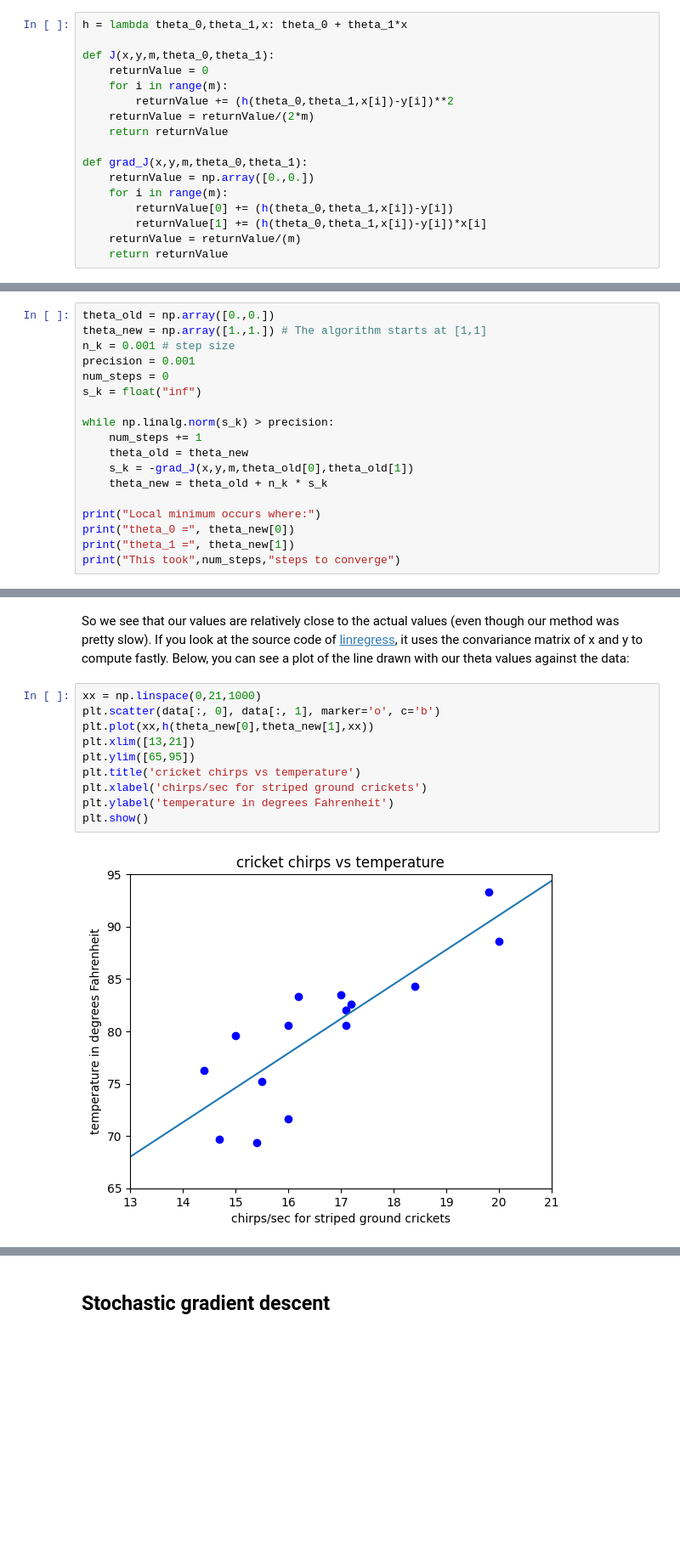
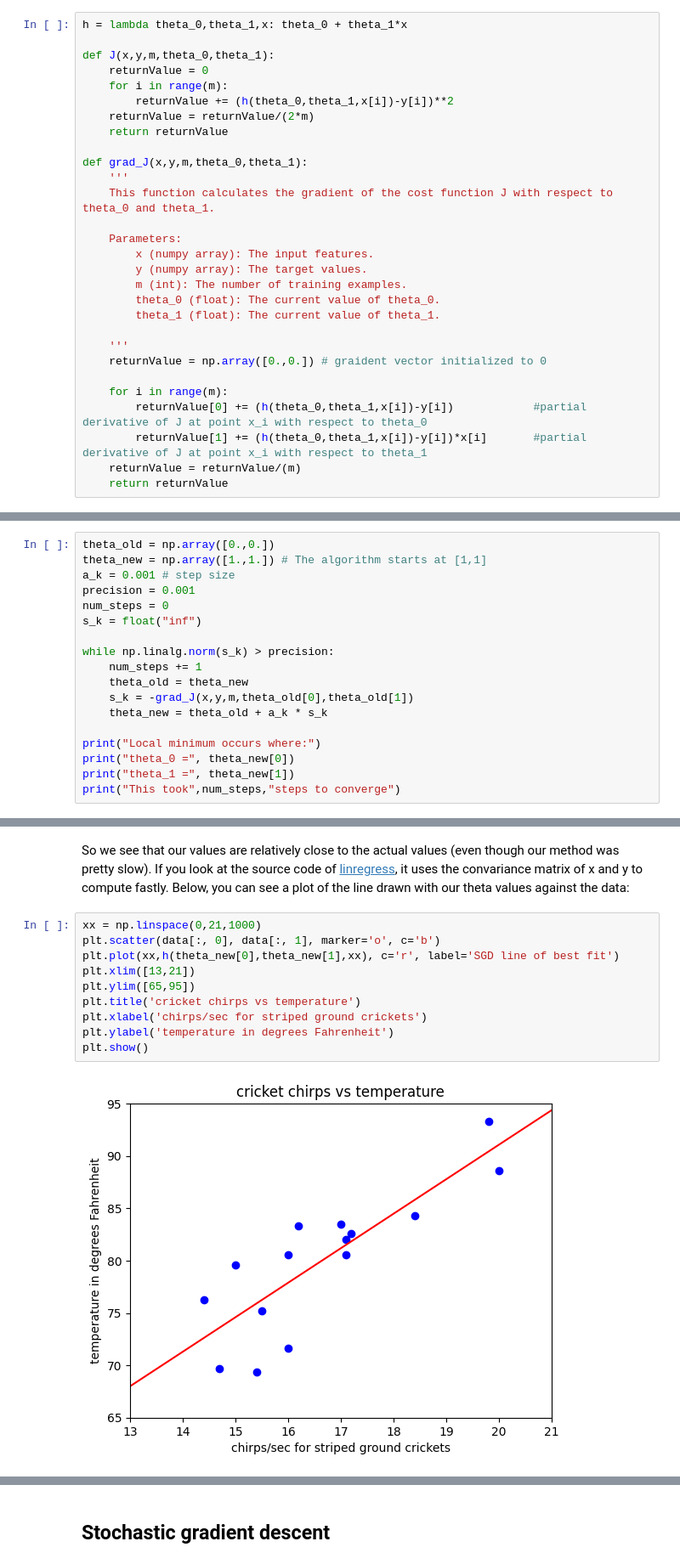
Before and after one commit to sabrinajvalcin/Applied-NLP-Summer2026, a Jupyter notebook: Labs/Week_2/Optimization Techniques/Labs/GD_SGD/stochastic_gradient_descent.ipynb, the cells around one changed output, grey strips where cells are left out. Shown at 85% size. Cells and saved outputs as stored; diff of their text form; blank space fills up the shorter version.

Commit message:
fifnished batch gradient descent

```diff
--- a/Labs/Week_2/Optimization Techniques/Labs/GD_SGD/stochastic_gradient_descent.ipynb
+++ b/Labs/Week_2/Optimization Techniques/Labs/GD_SGD/stochastic_gradient_descent.ipynb
@@ -194,10 +196,22 @@ def J(x,y,m,theta_0,theta_1):
     return returnValue
 
 def grad_J(x,y,m,theta_0,theta_1):
-    returnValue = np.array([0.,0.])
+    '''
+    This function calculates the gradient of the cost function J with respect to theta_0 and theta_1.
+
+    Parameters:
+        x (numpy array): The input features.
+        y (numpy array): The target values.
+        m (int): The number of training examples.
+        theta_0 (float): The current value of theta_0.
+        theta_1 (float): The current value of theta_1.
+
+    '''
+    returnValue = np.array([0.,0.]) # graident vector initialized to 0
+
     for i in range(m):
-        returnValue[0] += (h(theta_0,theta_1,x[i])-y[i])
-        returnValue[1] += (h(theta_0,theta_1,x[i])-y[i])*x[i]
+        returnValue[0] += (h(theta_0,theta_1,x[i])-y[i])            #partial derivative of J at point x_i with respect to theta_0
+        returnValue[1] += (h(theta_0,theta_1,x[i])-y[i])*x[i]       #partial derivative of J at point x_i with respect to theta_1
     returnValue = returnValue/(m)
     return returnValue
 # %% [markdown]
@@ -211,7 +225,7 @@ And we run our gradient descent algorithm (without adaptive step sizes in this e
 # %%
 theta_old = np.array([0.,0.])
 theta_new = np.array([1.,1.]) # The algorithm starts at [1,1]
-n_k = 0.001 # step size
+a_k = 0.001 # step size
 precision = 0.001
 num_steps = 0
 s_k = float("inf")
@@ -220,7 +234,7 @@ while np.linalg.norm(s_k) > precision:
     num_steps += 1
     theta_old = theta_new
     s_k = -grad_J(x,y,m,theta_old[0],theta_old[1])
-    theta_new = theta_old + n_k * s_k
+    theta_new = theta_old + a_k * s_k
 
 print("Local minimum occurs where:")
 print("theta_0 =", theta_new[0])
@@ -247,13 +261,13 @@ So we see that our values are relatively close to the actual values (even though
 # %%
 xx = np.linspace(0,21,1000)
 plt.scatter(data[:, 0], data[:, 1], marker='o', c='b')
-plt.plot(xx,h(theta_new[0],theta_new[1],xx))
+plt.plot(xx,h(theta_new[0],theta_new[1],xx), c='r', label='SGD line of best fit')
 plt.xlim([13,21])
 plt.ylim([65,95])
 plt.title('cricket chirps vs temperature')
 plt.xlabel('chirps/sec for striped ground crickets')
 plt.ylabel('temperature in degrees Fahrenheit')
 plt.show()
 # %% [output]
-[figure, old version]
+[figure, new version]
 # %% [markdown]
```
Also changed, not shown: parts of 6 cells of this notebook.
